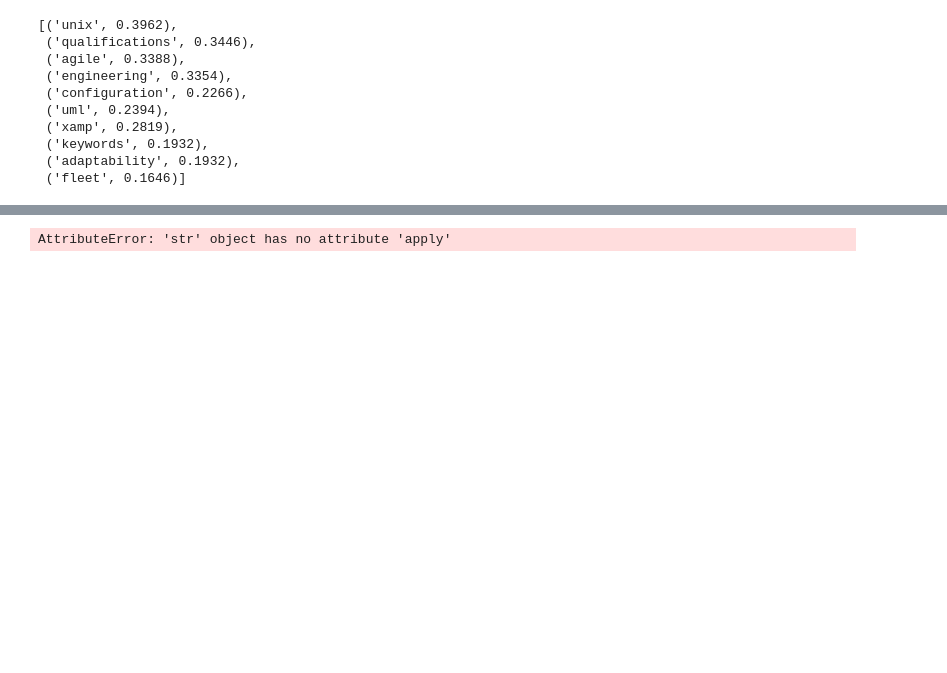
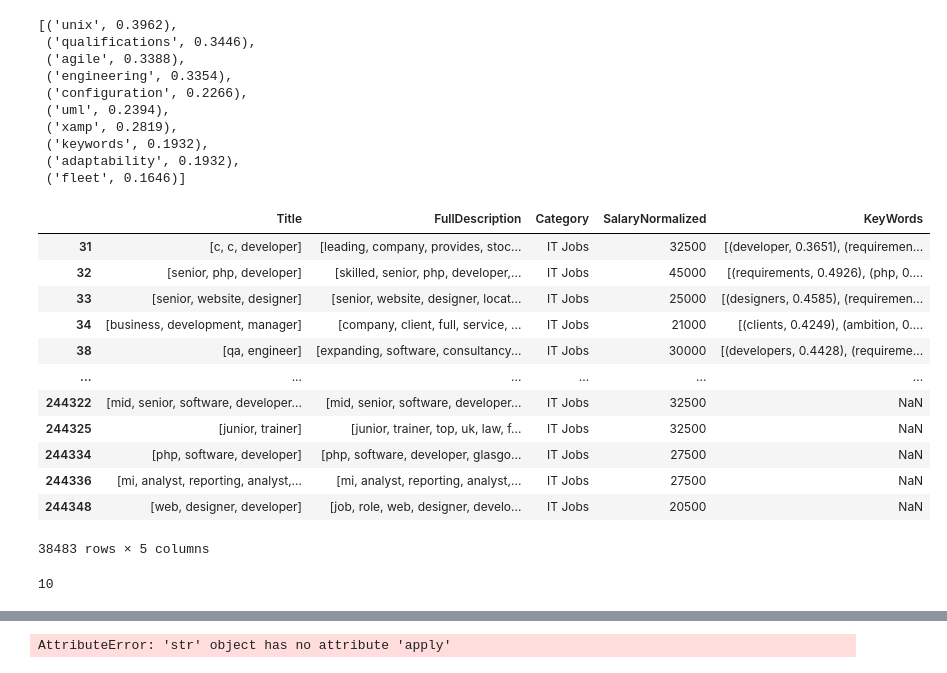
Before and after one commit to NickSzczerb/hooked-on-recruiting, a Jupyter notebook: yan_preprocess/Preprocessing.ipynb, the cells around one changed output, grey strips where cells are left out. Drawn from its saved outputs; the diff is of its cells as text; code cells hidden in the pictures; blank space fills up the shorter version.

Commit message:
Keyword column added

```diff
--- a/yan_preprocess/Preprocessing.ipynb
+++ b/yan_preprocess/Preprocessing.ipynb
@@ -122,6 +122,8 @@ df
 | 244336 | mi analyst reporting analyst trainee | mi analyst reporting analyst trai... | IT Jobs | 27500 |
 | 244348 | web designer developer | job role web designer developer l... | IT Jobs | 20500 |
 38483 rows × 4 columns
+# %%
+df['FullDescription'] = df['FullDescription'].astype(str).apply(remove_numbers)
 # %%
 #remove stopwords
 from nltk.corpus import stopwords
@@ -217,6 +217,25 @@ a
  ('adaptability', 0.1932),
  ('fleet', 0.1646)]
 # %%
-df['KeyWords'] = df['FullDescription'].apply(listToString).apply(key_words)
+#only top 100 job titles as a test
+df['KeyWords'] = df['FullDescription'][:100].apply(listToString).apply(key_words)
 df
+# %% [output]
+|  | Title | FullDescription | Category | SalaryNormalized | KeyWords |
+| 31 | [c, c, developer] | [leading, company, provides, stoc... | IT Jobs | 32500 | [(developer, 0.3651), (requiremen... |
+| 32 | [senior, php, developer] | [skilled, senior, php, developer,... | IT Jobs | 45000 | [(requirements, 0.4926), (php, 0.... |
+| 33 | [senior, website, designer] | [senior, website, designer, locat... | IT Jobs | 25000 | [(designers, 0.4585), (requiremen... |
+| 34 | [business, development, manager] | [company, client, full, service, ... | IT Jobs | 21000 | [(clients, 0.4249), (ambition, 0.... |
+| 38 | [qa, engineer] | [expanding, software, consultancy... | IT Jobs | 30000 | [(developers, 0.4428), (requireme... |
+| ... | ... | ... | ... | ... | ... |
+| 244322 | [mid, senior, software, developer... | [mid, senior, software, developer... | IT Jobs | 32500 | NaN |
+| 244325 | [junior, trainer] | [junior, trainer, top, uk, law, f... | IT Jobs | 32500 | NaN |
+| 244334 | [php, software, developer] | [php, software, developer, glasgo... | IT Jobs | 27500 | NaN |
+| 244336 | [mi, analyst, reporting, analyst,... | [mi, analyst, reporting, analyst,... | IT Jobs | 27500 | NaN |
+| 244348 | [web, designer, developer] | [job, role, web, designer, develo... | IT Jobs | 20500 | NaN |
+38483 rows × 5 columns
+# %%
+len(df['KeyWords'].iloc[3])
+# %% [output]
+10
 # %%
```
Also changed, not shown: parts of 9 cells of this notebook.
